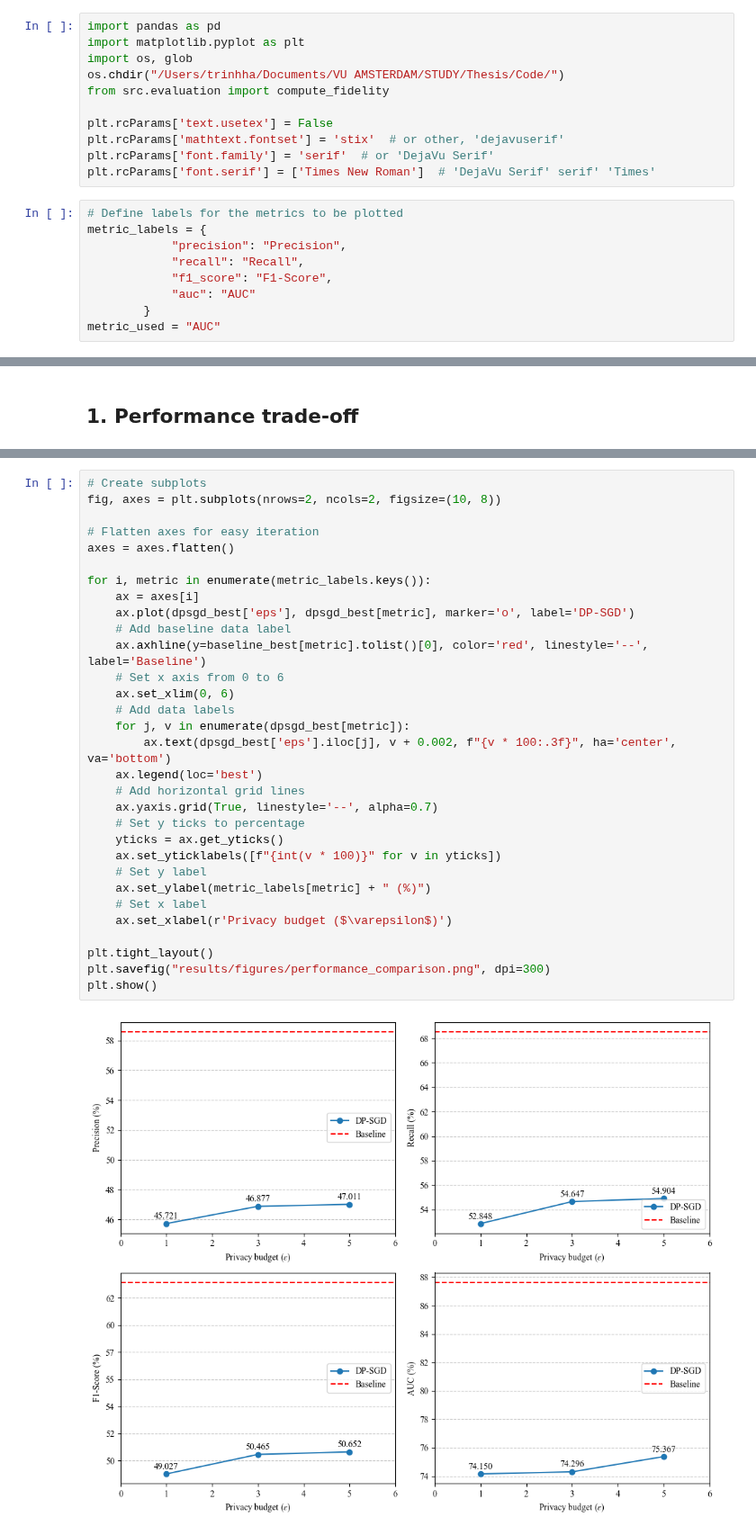
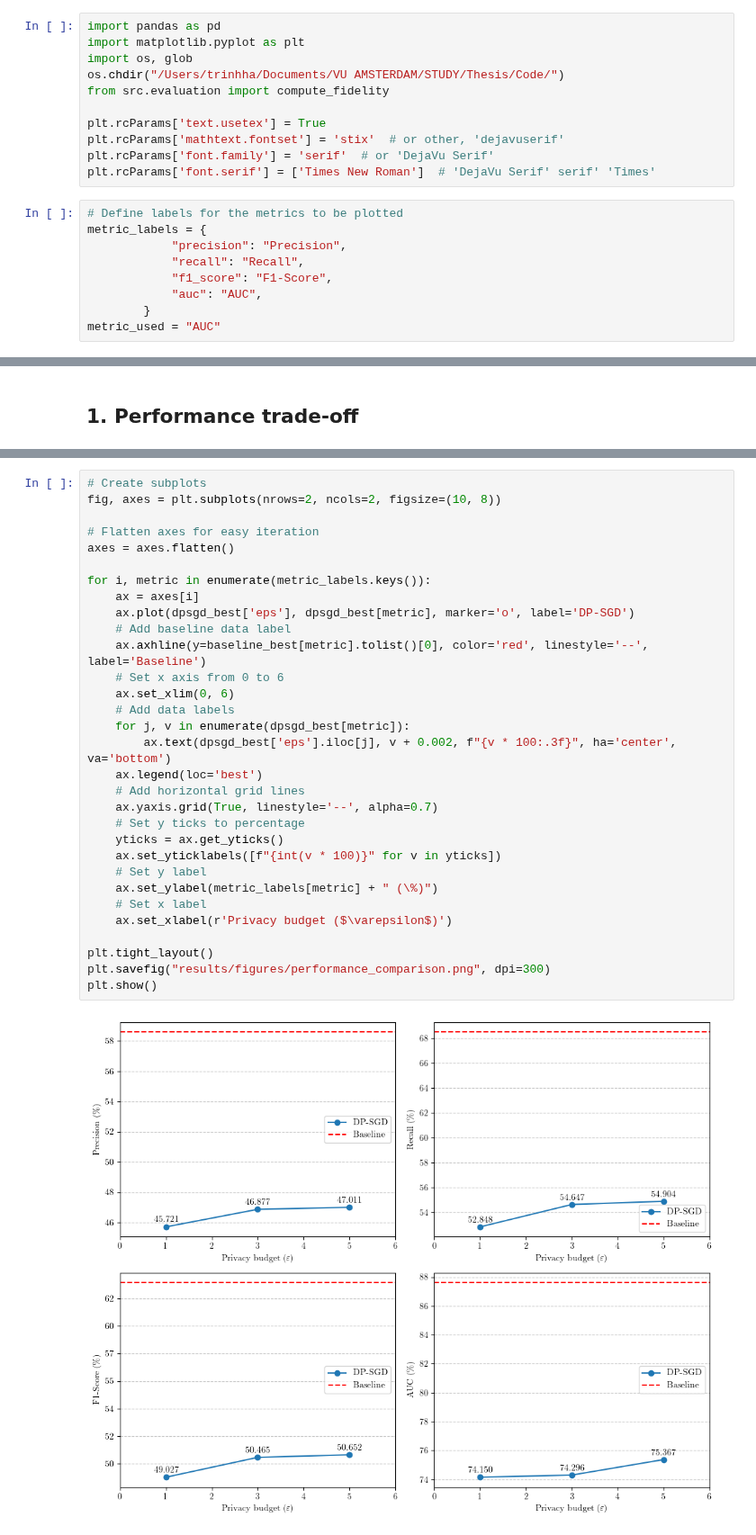
Before and after one commit to trinhkieuha/dp-shap-anomaly-detection, a Jupyter notebook: notebooks/07_Results_Analysis.ipynb, the cells around one changed output, grey strips where cells are left out. Shown at 90% size. Cells and saved outputs as stored; diff of their text form.

```diff
--- a/notebooks/07_Results_Analysis.ipynb
+++ b/notebooks/07_Results_Analysis.ipynb
@@ -5,7 +5,7 @@ import os, glob
 os.chdir("/Users/trinhha/Documents/VU AMSTERDAM/STUDY/Thesis/Code/")
 from src.evaluation import compute_fidelity
 
-plt.rcParams['text.usetex'] = False
+plt.rcParams['text.usetex'] = True
 plt.rcParams['mathtext.fontset'] = 'stix'  # or other, 'dejavuserif'
 plt.rcParams['font.family'] = 'serif'  # or 'DejaVu Serif'
 plt.rcParams['font.serif'] = ['Times New Roman']  # 'DejaVu Serif' serif' 'Times'
@@ -15,7 +15,7 @@ metric_labels = {
             "precision": "Precision",
             "recall": "Recall",
             "f1_score": "F1-Score",
-            "auc": "AUC"
+            "auc": "AUC",
         }
 metric_used = "AUC"
 # %% [markdown]
@@ -48,32 +48,32 @@ dpsgd_best
 # Create subplots
 fig, axes = plt.subplots(nrows=2, ncols=2, figsize=(10, 8))
 
 # Flatten axes for easy iteration
 axes = axes.flatten()
 
 for i, metric in enumerate(metric_labels.keys()):
     ax = axes[i]
     ax.plot(dpsgd_best['eps'], dpsgd_best[metric], marker='o', label='DP-SGD')
     # Add baseline data label
     ax.axhline(y=baseline_best[metric].tolist()[0], color='red', linestyle='--', label='Baseline')
     # Set x axis from 0 to 6
     ax.set_xlim(0, 6)
     # Add data labels
     for j, v in enumerate(dpsgd_best[metric]):
         ax.text(dpsgd_best['eps'].iloc[j], v + 0.002, f"{v * 100:.3f}", ha='center', va='bottom')
     ax.legend(loc='best')
     # Add horizontal grid lines
     ax.yaxis.grid(True, linestyle='--', alpha=0.7)
     # Set y ticks to percentage
     yticks = ax.get_yticks()
     ax.set_yticklabels([f"{int(v * 100)}" for v in yticks])
     # Set y label
-    ax.set_ylabel(metric_labels[metric] + " (%)")
+    ax.set_ylabel(metric_labels[metric] + " (\%)")
     # Set x label
     ax.set_xlabel(r'Privacy budget ($\varepsilon$)')
 
 plt.tight_layout()
 plt.savefig("results/figures/performance_comparison.png", dpi=300)
 plt.show()
 # %% [output]
-[figure, old version]
+[figure, new version]
```
Also changed, not shown: parts of 11 cells of this notebook, 22 other files.
